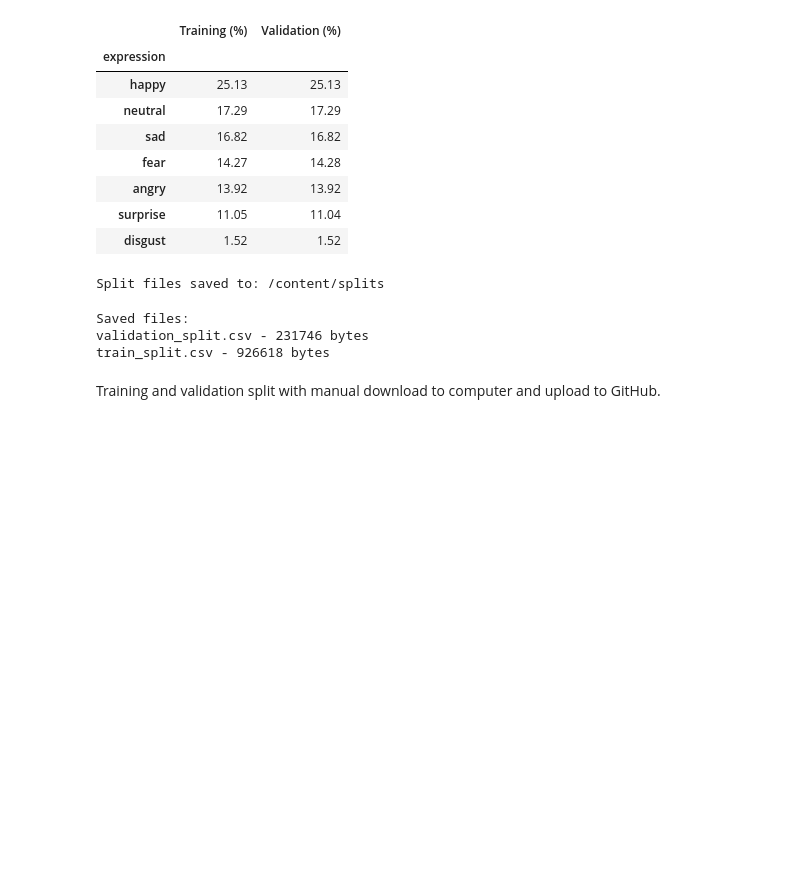
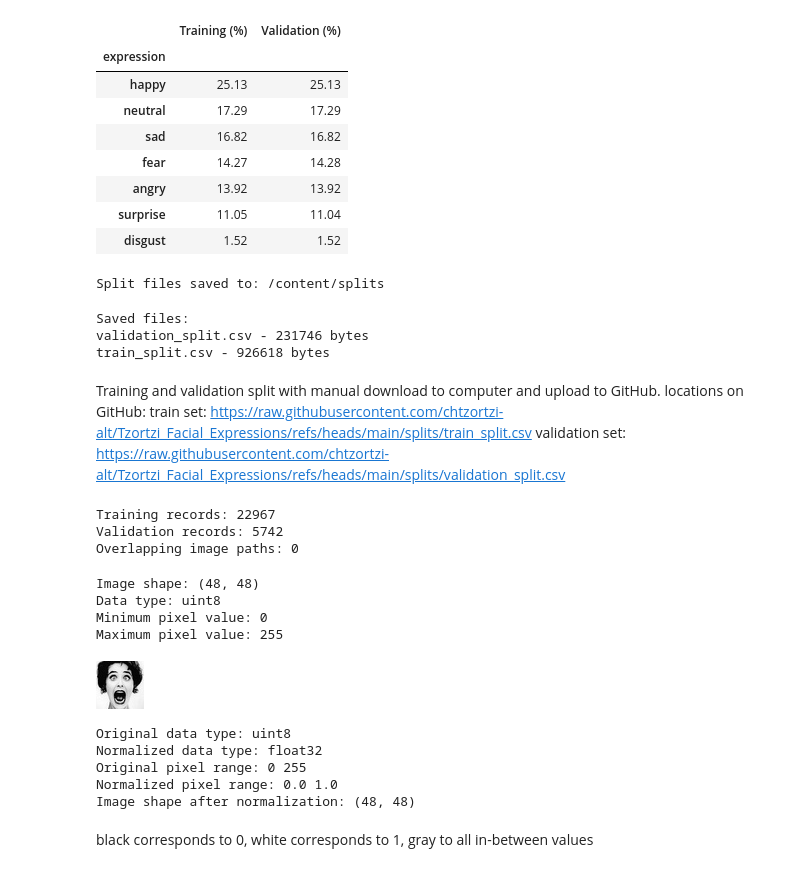
Before and after one commit to chtzortzi-alt/Tzortzi_Facial_Expressions, a Jupyter notebook: Tzortzi_Imaging_Dataset.ipynb, the cells around one changed output. Cells and saved outputs as stored; diff of their text form; code cells hidden in the pictures; blank space fills up the shorter version.

```diff
--- a/Tzortzi_Imaging_Dataset.ipynb
+++ b/Tzortzi_Imaging_Dataset.ipynb
@@ -317,5 +317,66 @@ for file in output_dir.iterdir():
 Saved files:
 validation_split.csv - 231746 bytes
 train_split.csv - 926618 bytes
-# %% [markdown]
-Training and validation split with manual download to computer and upload to GitHub.
+# %% [markdown]
+Training and validation split with manual download to computer and upload to GitHub.
+locations on GitHub:
+train set: https://raw.githubusercontent.com/chtzortzi-alt/Tzortzi_Facial_Expressions/refs/heads/main/splits/train_split.csv
+validation set: https://raw.githubusercontent.com/chtzortzi-alt/Tzortzi_Facial_Expressions/refs/heads/main/splits/validation_split.csv
+# %%
+import pandas as pd
+
+train_url = "https://raw.githubusercontent.com/chtzortzi-alt/Tzortzi_Facial_Expressions/refs/heads/main/splits/train_split.csv"
+val_url = "https://raw.githubusercontent.com/chtzortzi-alt/Tzortzi_Facial_Expressions/refs/heads/main/splits/validation_split.csv"
+
+train_df = pd.read_csv(train_url)
+val_df = pd.read_csv(val_url)
+
+print("Training records:", len(train_df))
+print("Validation records:", len(val_df))
+
+overlap = set(train_df["file_path"]) & set(val_df["file_path"])
+
+print("Overlapping image paths:", len(overlap))
+# %% [output]
+Training records: 22967
+Validation records: 5742
+Overlapping image paths: 0
+# %%
+import numpy as np
+from PIL import Image
+
+image_path = dataset_path / train_df.iloc[0]["file_path"]
+
+with Image.open(image_path) as img:
+  image_array = np.array(img)
+
+print("Image shape:", image_array.shape)
+print("Data type:", image_array.dtype)
+print("Minimum pixel value:", image_array.min())
+print("Maximum pixel value:", image_array.max())
+
+display(Image.open(image_path))
+# %% [output]
+Image shape: (48, 48)
+Data type: uint8
+Minimum pixel value: 0
+Maximum pixel value: 255
+[figure, added]
+# %%
+normalized_image = image_array.astype("float32") / 255.0
+
+print("Original data type:", image_array.dtype)
+print("Normalized data type:", normalized_image.dtype)
+
+print("Original pixel range:", image_array.min(), image_array.max())
+print("Normalized pixel range:", normalized_image.min(), normalized_image.max())
+
+print("Image shape after normalization:", normalized_image.shape)
+# %% [output]
+Original data type: uint8
+Normalized data type: float32
+Original pixel range: 0 255
+Normalized pixel range: 0.0 1.0
+Image shape after normalization: (48, 48)
+# %% [markdown]
+black corresponds to 0, white corresponds to 1, gray to all in-between values
```
Also changed, not shown: parts of 1 cell of this notebook.
